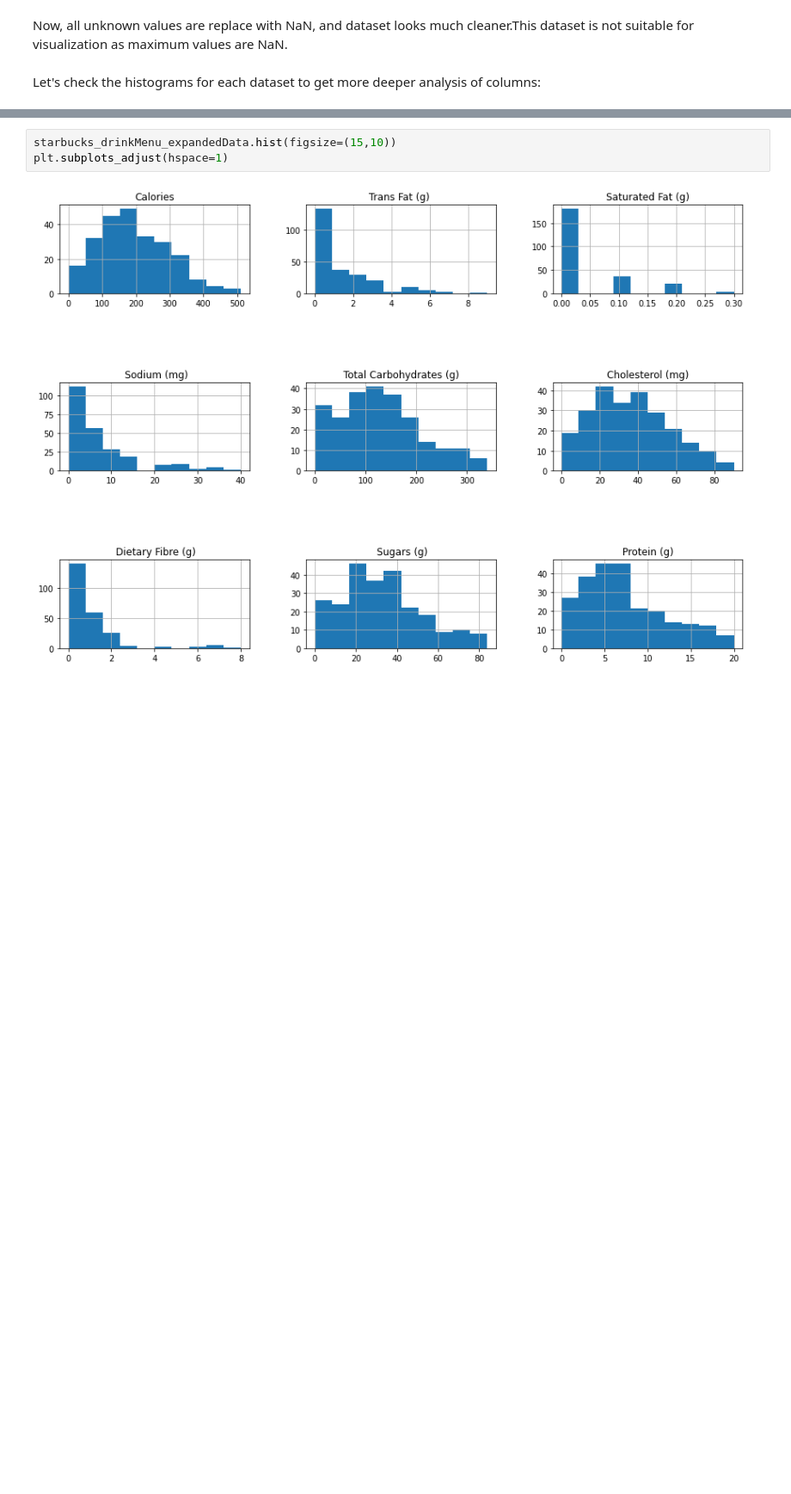
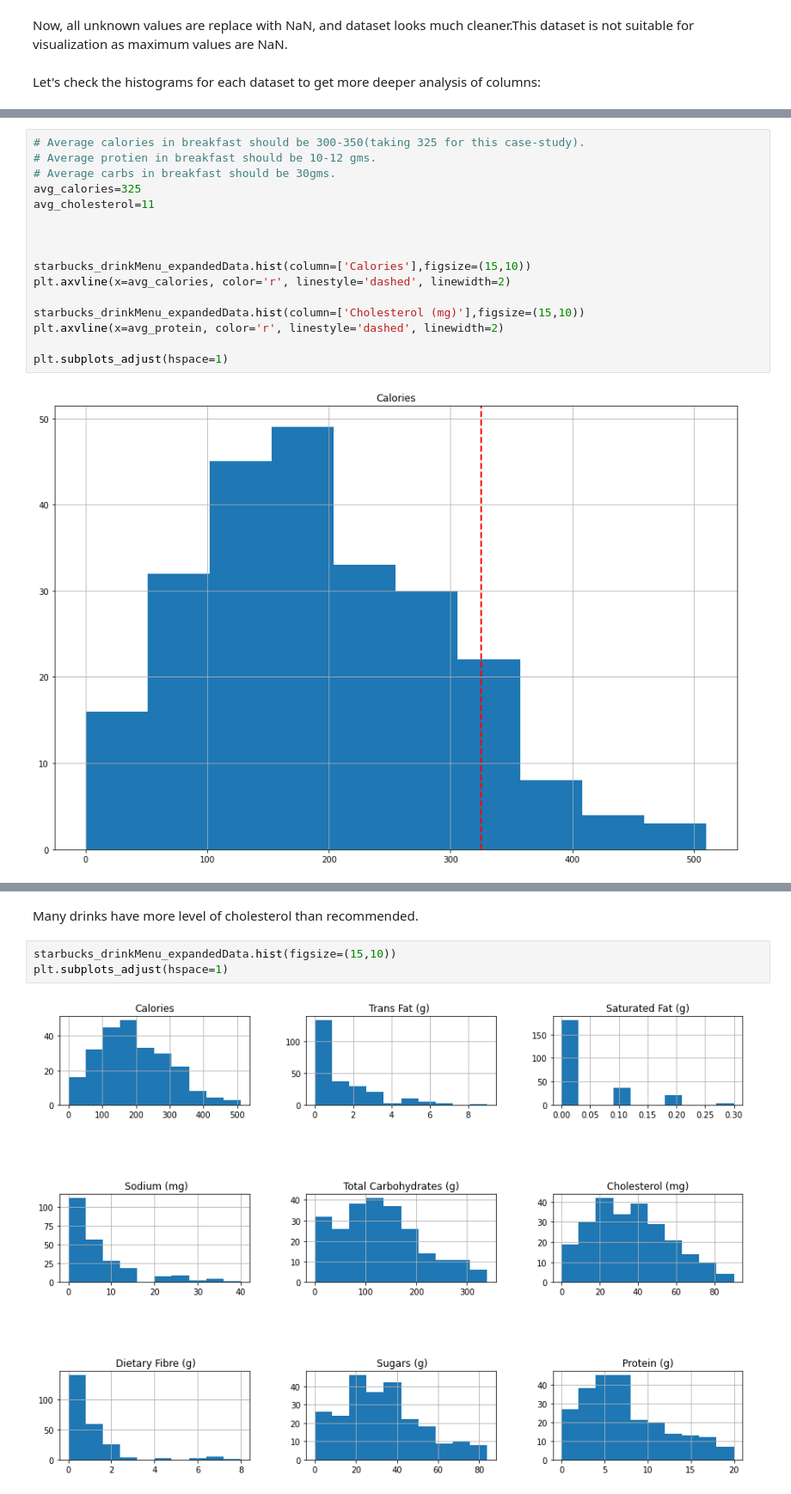
Before and after one commit to parthyadav13/Mini-Projects, a Jupyter notebook: Presentation/Storytelling/Storytelling_Python.ipynb, the cells around one changed output, grey strips where cells are left out. Shown at 86% size. Saved outputs shown, nothing was run; the diff lists cells and outputs as text; blank space fills up the shorter version.

```diff
--- a/Presentation/Storytelling/Storytelling_Python.ipynb
+++ b/Presentation/Storytelling/Storytelling_Python.ipynb
@@ -174,3 +209,21 @@ starbucks_menu_nutrition_foodData.hist(figsize=(15,10))
 plt.subplots_adjust(hspace=1)
 # %% [output]
 [figure]
+# %%
+# Average calories in breakfast should be 300-350(taking 325 for this case-study).
+# Average protien in breakfast should be 10-12 gms.
+# Average carbs in breakfast should be 30gms.
+avg_calories=325
+avg_cholesterol=11
+
+
+
+starbucks_drinkMenu_expandedData.hist(column=['Calories'],figsize=(15,10))
+plt.axvline(x=avg_calories, color='r', linestyle='dashed', linewidth=2)
+
+starbucks_drinkMenu_expandedData.hist(column=['Cholesterol (mg)'],figsize=(15,10))
+plt.axvline(x=avg_protein, color='r', linestyle='dashed', linewidth=2)
+
+plt.subplots_adjust(hspace=1)
+# %% [output]
+[figure, added]
@@ -177,3 +231,5 @@ plt.subplots_adjust(hspace=1)
+# %% [markdown]
+Many drinks have more level of cholesterol than recommended.
 # %%
 starbucks_drinkMenu_expandedData.hist(figsize=(15,10))
 plt.subplots_adjust(hspace=1)
```
Also changed, not shown: parts of 7 cells of this notebook.
